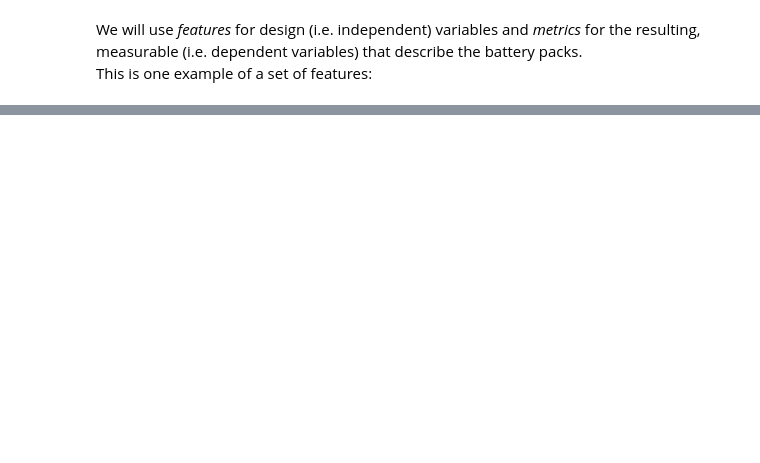
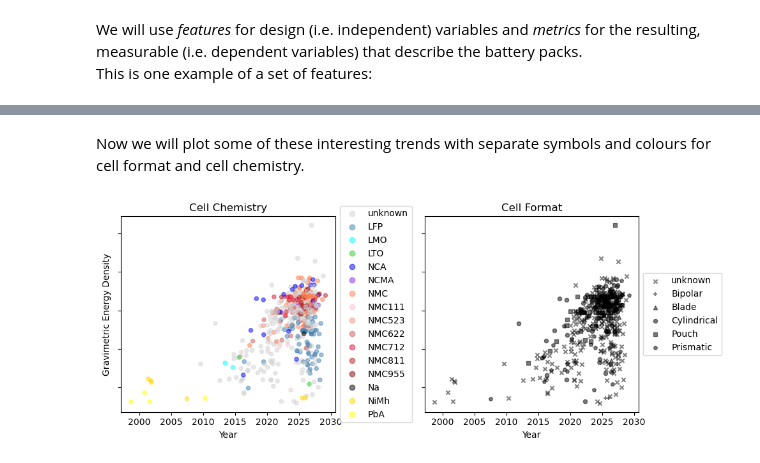
Before and after one commit to PatLT/battery_design_data, a Jupyter notebook: pack_visualisation.ipynb, the cells around one changed output, grey strips where cells are left out. Drawn from its saved outputs; the diff is of its cells as text; code cells hidden in the pictures; blank space fills up the shorter version.

```diff
--- a/pack_visualisation.ipynb
+++ b/pack_visualisation.ipynb
@@ -166,0 +42,3 @@ Possible analysis of different clusters:
+# %%
+cell_chem_cmap = ListedColormap(['lightgray','steelblue','cyan','limegreen','blue','blueviolet','coral','pink','darksalmon','indianred','crimson','firebrick','maroon','black','gold','yellow','dimgray'],N=17)
+cell_chem_cmap.set_bad('lightgray')
@@ -166,0 +61,55 @@ Possible analysis of different clusters:
+# %% [markdown]
+Now we will plot some of these interesting trends with separate symbols and colours for cell format and cell chemistry.
+# %%
+dependent_v = ('Gravimetric Energy Density','Wh/kg')
+# %%
+df_subset = df.loc[:,[prod_multicol_name,dependent_v]].dropna(axis=0)
+subset_index = df_subset.index
+X = df_subset.loc[:,prod_multicol_name].values.reshape(-1, 1)
+y = df_subset.loc[:,dependent_v].values
+# %%
+cell_format_shape = ['x','+','^','o','s','p','v']
+# %%
+fig,axs=plt.subplots(ncols=2,figsize=(10,4),sharey=True)
+# Add random jitter to X in order to separate out values on the 'year' axis and make the plot clearer.
+X += np.random.random(X.shape)
+# 1st plot: different colors
+ax = axs[0]
+scttr_0 = ax.scatter(X,y,
+            s=20.0,
+            c=df.loc[subset_index,('Cell','Chemistry')].astype('category').cat.codes,cmap=cell_chem_cmap,
+            alpha=0.5,
+            zorder=100,
+            vmin=-1,
+            vmax=cell_chem_cmap.N-1,
+            )
+handles_0,labels_0=scttr_0.legend_elements(num=None)
+
+ax.set_xlabel('Year')
+ax.set_ylabel(dependent_v[0])
+ax.legend(handles_0,np.concat((['unknown'],df.loc[subset_index,('Cell','Chemistry')].astype('category').cat.categories.values)),
+           loc='center left', bbox_to_anchor=(1.0,0.5))
+ax.set_title('Cell Chemistry')
+# 2nd plot: different shapes
+ax = axs[1]
+cell_format_labels = np.concat((['unknown'],df.loc[subset_index,('Cell','Format')].astype('category').cat.categories.values))
+# have to loop
+for k in range(*df.loc[subset_index,('Cell','Format')].unique().shape):
+    X_k = X[df.loc[subset_index,('Cell','Format')].astype('category').cat.codes == k-1]
+    y_k = y[df.loc[subset_index,('Cell','Format')].astype('category').cat.codes == k-1]
+    scttr = ax.scatter(X_k,y_k,
+                s=20.0,
+                c='k',
+                marker=cell_format_shape[k],
+                alpha=0.5,
+                zorder=k*20,
+                label = cell_format_labels[k]
+                )
+ax.set_xlabel('Year')
+leg = ax.legend(loc='center left', bbox_to_anchor=(1.0,0.5))
+handles_1 = leg.legend_handles
+ax.set_title('Cell Format')
+
+fig.tight_layout()
+# %% [output]
+[figure, added]
```
Also changed, not shown: parts of 31 cells of this notebook.
